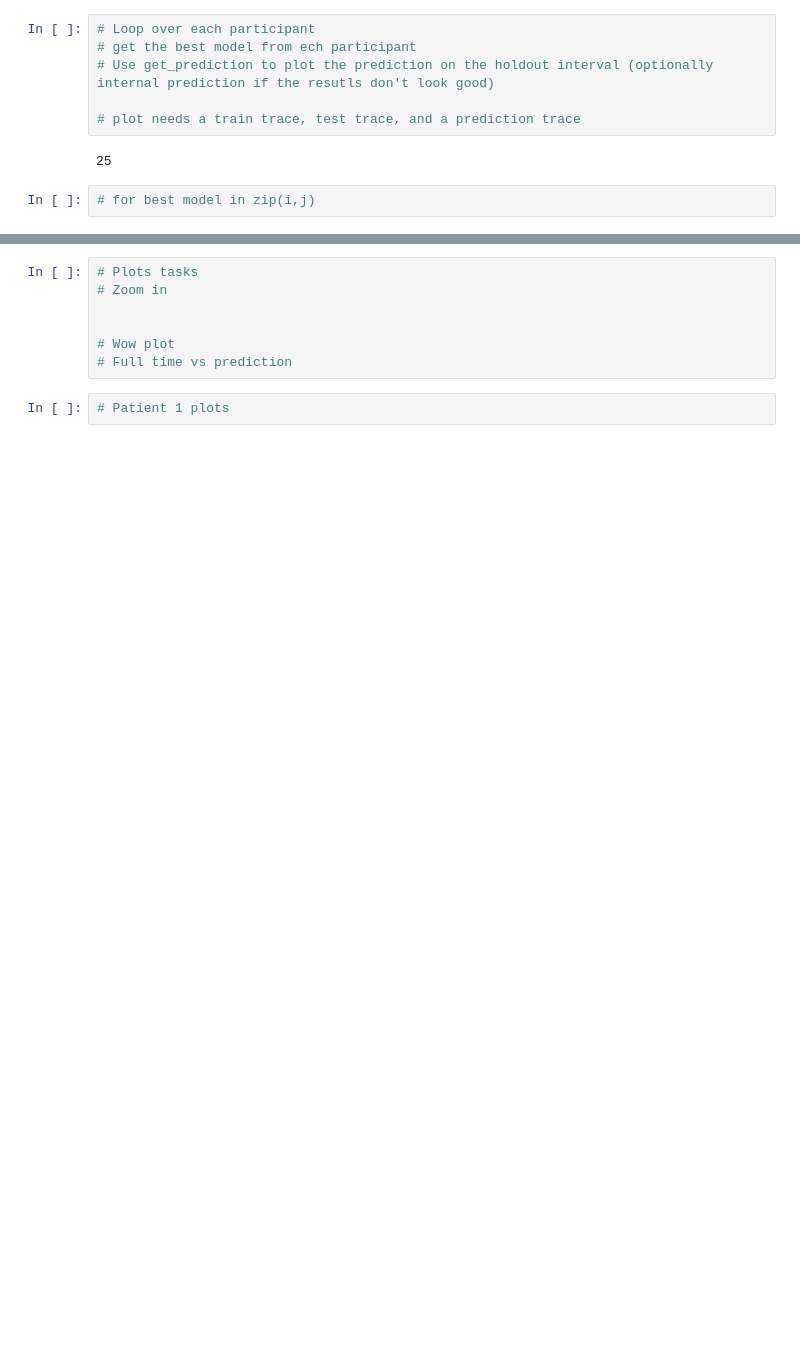
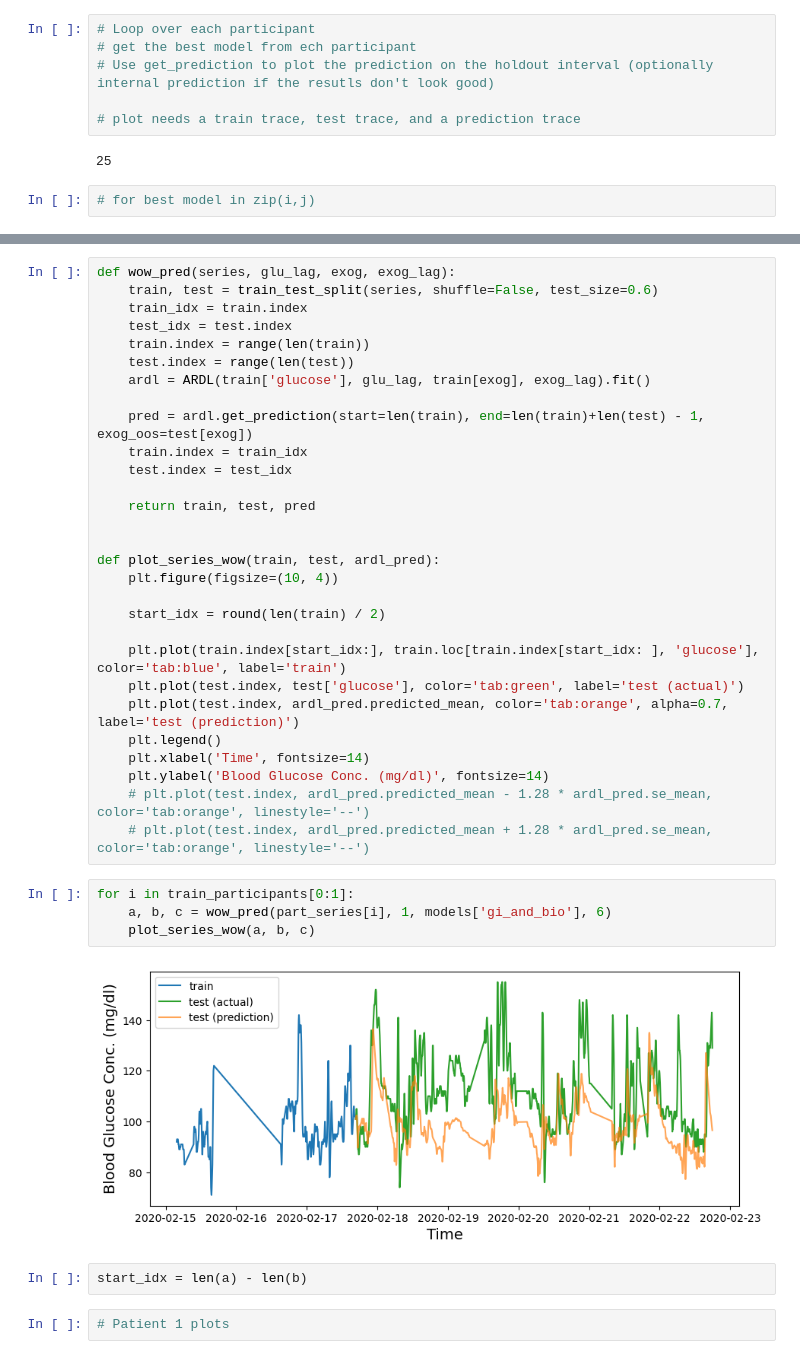
Before and after one commit to NoahGillespie/CGM, a Jupyter notebook: model/time_series.ipynb, the cells around one changed output, grey strips where cells are left out. Cells and saved outputs as stored; diff of their text form; blank space fills up the shorter version.

```diff
--- a/model/time_series.ipynb
+++ b/model/time_series.ipynb
@@ -548,9 +603,39 @@ for i in train_participants[0:1]:
-# %%
-# Plots tasks
-# Zoom in
-
-
-# Wow plot
-# Full time vs prediction
+# %%
+def wow_pred(series, glu_lag, exog, exog_lag):
+    train, test = train_test_split(series, shuffle=False, test_size=0.6)
+    train_idx = train.index
+    test_idx = test.index
+    train.index = range(len(train))
+    test.index = range(len(test))
+    ardl = ARDL(train['glucose'], glu_lag, train[exog], exog_lag).fit()
+
+    pred = ardl.get_prediction(start=len(train), end=len(train)+len(test) - 1, exog_oos=test[exog])
+    train.index = train_idx
+    test.index = test_idx
+
+    return train, test, pred
+
+
+def plot_series_wow(train, test, ardl_pred):
+    plt.figure(figsize=(10, 4))
+
+    start_idx = round(len(train) / 2)
+
+    plt.plot(train.index[start_idx:], train.loc[train.index[start_idx: ], 'glucose'], color='tab:blue', label='train')
+    plt.plot(test.index, test['glucose'], color='tab:green', label='test (actual)')
+    plt.plot(test.index, ardl_pred.predicted_mean, color='tab:orange', alpha=0.7, label='test (prediction)')
+    plt.legend()
+    plt.xlabel('Time', fontsize=14)
+    plt.ylabel('Blood Glucose Conc. (mg/dl)', fontsize=14)
+    # plt.plot(test.index, ardl_pred.predicted_mean - 1.28 * ardl_pred.se_mean, color='tab:orange', linestyle='--')
+    # plt.plot(test.index, ardl_pred.predicted_mean + 1.28 * ardl_pred.se_mean, color='tab:orange', linestyle='--')
+# %%
+for i in train_participants[0:1]:
+    a, b, c = wow_pred(part_series[i], 1, models['gi_and_bio'], 6)
+    plot_series_wow(a, b, c)
+# %% [output]
+[figure, added]
+# %%
+start_idx = len(a) - len(b)
 # %%
 # Patient 1 plots
```
Also changed, not shown: parts of 16 cells of this notebook.
